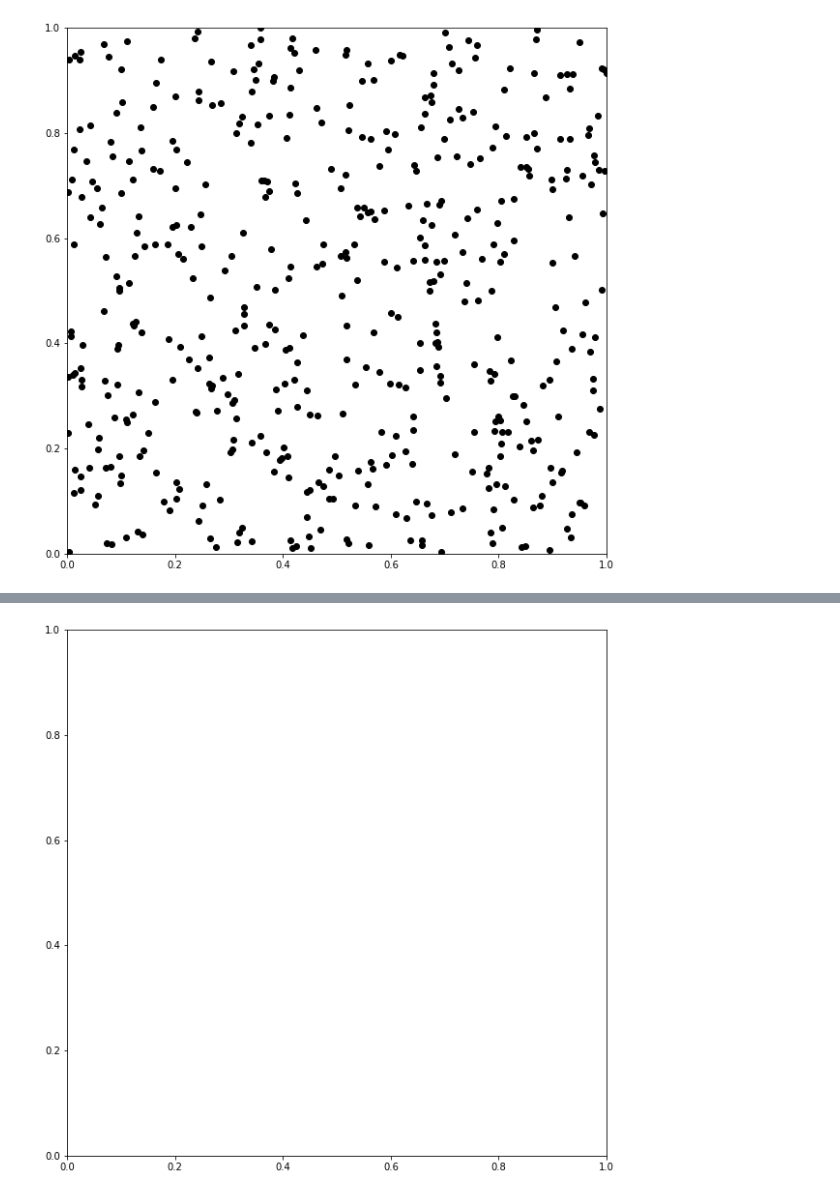
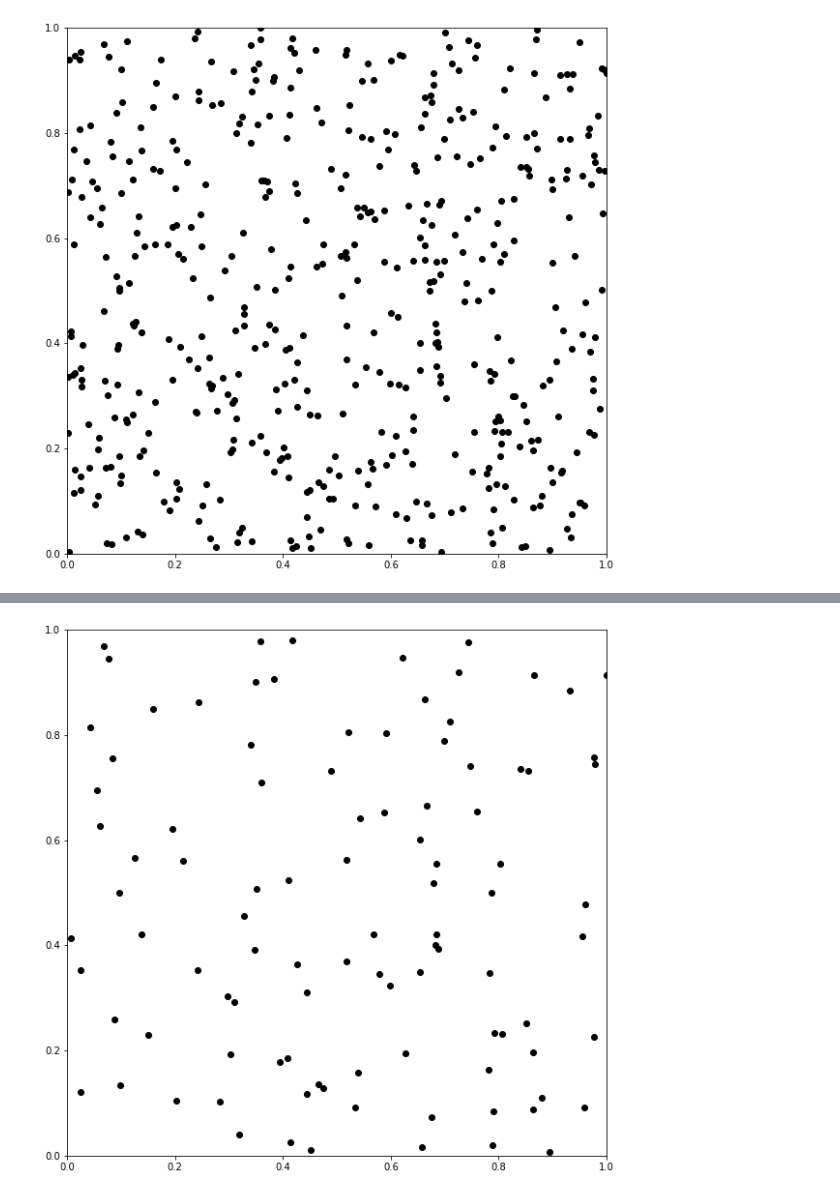
Before and after one commit to WeakKnight/PoissonDiskSampler, a Jupyter notebook: PoissonDiskSampler.ipynb, the cells around one changed output, grey strips where cells are left out. Drawn from its saved outputs; the diff is of its cells as text; code cells hidden in the pictures.

Commit message:
Sample Elimination WIP

```diff
--- a/PoissonDiskSampler.ipynb
+++ b/PoissonDiskSampler.ipynb
@@ -93,6 +93,13 @@ import numpy as np
 from matplotlib.text import OffsetFrom
 import Library as lib
 import random as rd
+import scipy.spatial as spatial
+import math
+# importing "heapq" to implement heap queue
+import heapq
+
+def dist(pi, pj):
+    return math.sqrt((pi[0] - pj[0]) * (pi[0] - pj[0]) + (pi[1] - pj[1]) * (pi[1] - pj[1]))
 
 def rmax2d(A, N):
     return math.sqrt(A / (2 * math.sqrt(3) * N))
@@ -107,38 +114,89 @@ def dijHat(dij, rmin, rmax):
         return 2.0 * rmin
 
 def weight(dij, rmin, rmax, alpha = 8.0):
-    return (1.0 - (dijHat(dij, rmin, rmax) / (2.0 * rmax))) ** alpha
-
-
-def get_all_samples_with_in_2rmax(sampleList, i):
-    result = []
-    for j in range(len(sampleList)):
-        if i == j:
-            continue
-
-
-    return result
+    dijHatVal = dijHat(dij, rmin, rmax)
+    base = 1.0 - (dijHatVal / (2.0 * rmax))
+    return pow(base, 8.0)
 
 samples = []
+sampleMarkers = []
 
 # Consistent Seed
 rd.seed(12345)
 
-for i in range(500):
+M = 500
+N = 100
+
+for i in range(M):
     samples.append([rd.random(), rd.random()])
+    sampleMarkers.append(False)
 
 eliminatedSamples = []
+# Weights Store Tuple Values (weight, index)
+weights = []
+weightMap = {}
+kd_tree = spatial.KDTree(samples)
+# res = kd_tree.query_ball_point([0.5, 0.5], 0.5)
+
+# Compute R Max
+# A = Area Size Of Sampling Space
+A2 = 1.0 * 1.0
+
+rmax = rmax2d(A2, N)
+rmin = rmin2d(rmax, N, M)
+print("rmax is", rmax, "rmin is", rmin)
 
 # Assign Weights
-
+for i in range(M):
+    w = 0
+    res = kd_tree.query_ball_point(samples[i], rmax)
+    for j in res:
+        if i != j:
+            dij = dist(samples[i], samples[j])
+            wij = weight(dij, rmin, rmax)
+            w = w + wij
+    item = (-w, i)
+    weights.append(item)
 
 # Build Heap
-
+heapq.heapify(weights)
 
 # Generate Samples
+remainedCount = M
+while remainedCount > N:
+    sj = heapq.heappop(weights)
 
+    j = sj[1]
+    # print("j is", j)
+    # Mark J Eliminated
+    sampleMarkers[j] = True
+    remainedCount = remainedCount - 1
+
+    # Remove Wij From Wi
+    res = kd_tree.query_ball_point(samples[j], rmax)
+
+    for i in res:
+        if i != j:
+            dij = dist(samples[i], samples[j])
+            wij = weight(dij, rmin, rmax)
+            for weightIndex in range(len(weights)):
+                weightItem = weights[weightIndex]
+                sampleIndex = weightItem[1]
+                if sampleIndex == i:
+                    wi = -weightItem[0] - wij
+                    weights[weightIndex] = (-wi, i)
+                    heapq.heapify(weights)
+
+remainedSample = []
+for i in range(M):
+    if sampleMarkers[i] == False:
+        remainedSample.append(i)
 
 fig, ax = plt.subplots(figsize=(10, 10))
+
+for i in remainedSample:
+    ax.scatter(samples[i][0], samples[i][1], color = [0.0, 0.0, 0.0])
+
 ax.set_xlim(0, 1)
 ax.set_ylim(0, 1)
 plt.show()
@@ -146 +205 @@ plt.show()
-[figure, old version]
+[figure, new version]
```
Also changed, not shown: parts of 2 cells of this notebook.
